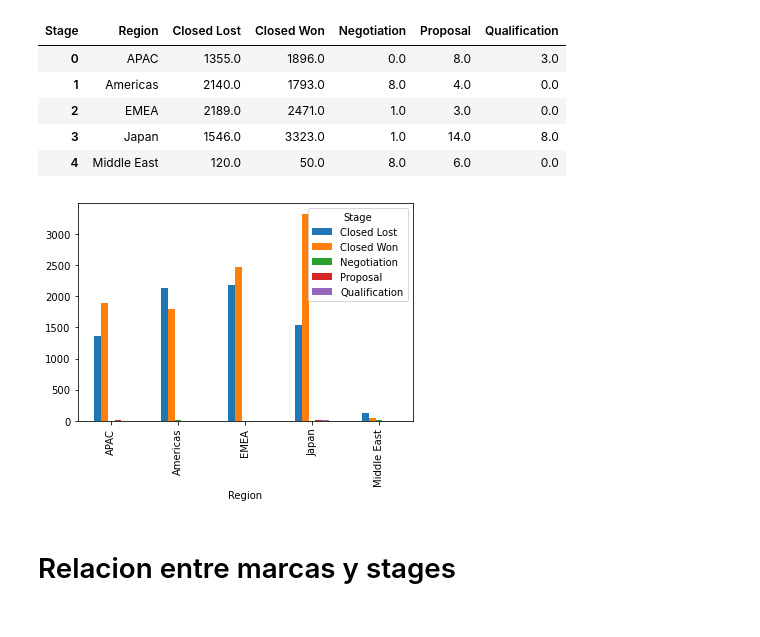
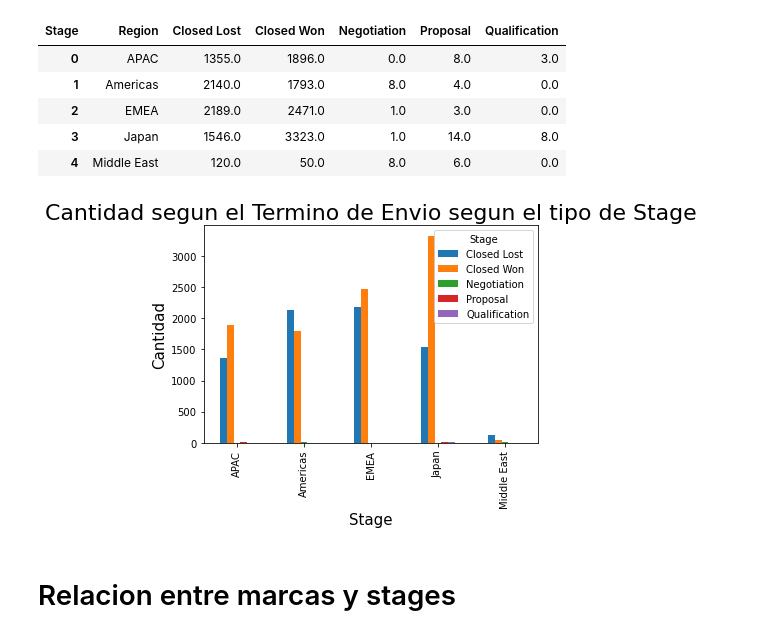
Before and after one commit to joaquinparodi/TP-DATOS, a Jupyter notebook: Analisis/Analisis Joaquin.ipynb, the cells around one changed output. Saved outputs shown, nothing was run; the diff lists cells and outputs as text; code cells hidden in the pictures.

```diff
--- a/Analisis/Analisis Joaquin.ipynb
+++ b/Analisis/Analisis Joaquin.ipynb
@@ -118,10 +118,13 @@ pivoted
 | 3 | Japan | 1546.0 | 3323.0 | 1.0 | 14.0 | 8.0 |
 | 4 | Middle East | 120.0 | 50.0 | 8.0 | 6.0 | 0.0 |
 # %%
-pivoted.plot(kind='bar', y=['Closed Lost','Closed Won','Negotiation','Proposal','Qualification'], x='Region')
+ax=pivoted.plot(kind='bar', y=['Closed Lost','Closed Won','Negotiation','Proposal','Qualification'], x='Region')
+ax.set_title("Cantidad segun el Termino de Envio segun el tipo de Stage", fontsize=22)
+ax.set_xlabel("Stage",fontsize=15)
+ax.set_ylabel("Cantidad", fontsize=15)
 plt.show()
 # %% [output]
-[figure, old version]
+[figure, new version]
 # %% [markdown]
 # Relacion entre marcas y stages
 # %%
```
Also changed, not shown: parts of 11 cells of this notebook.
